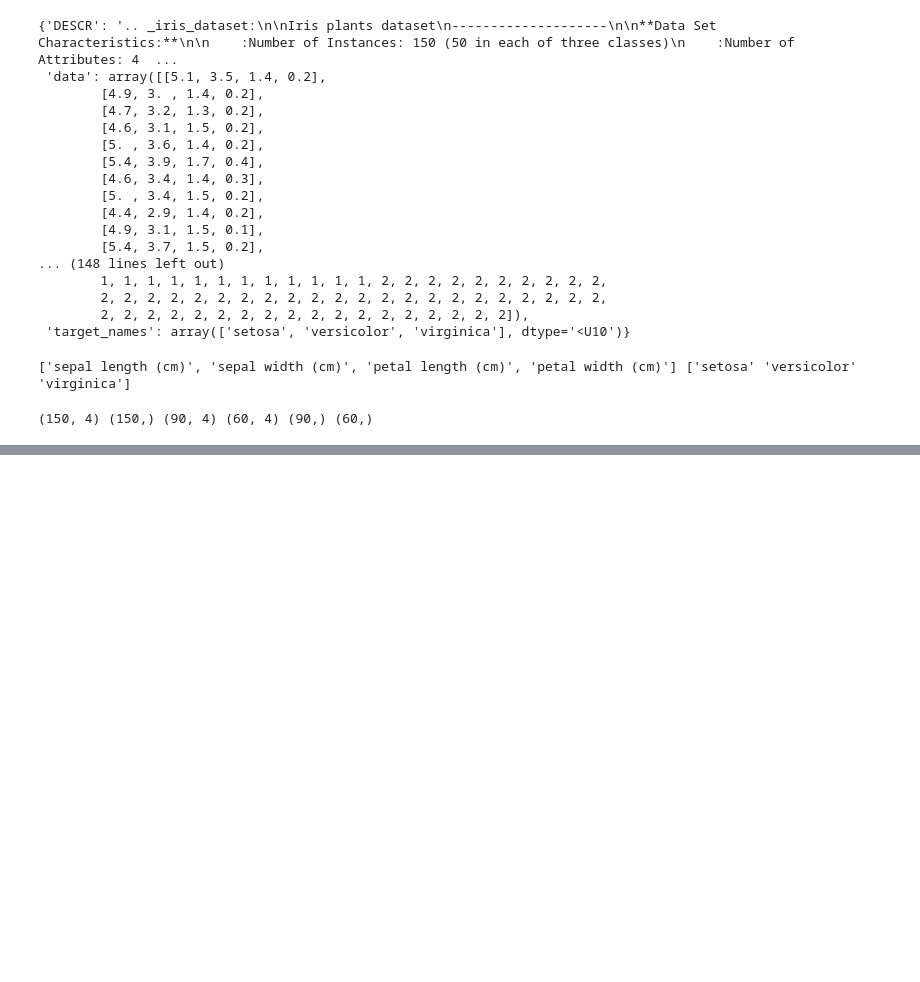
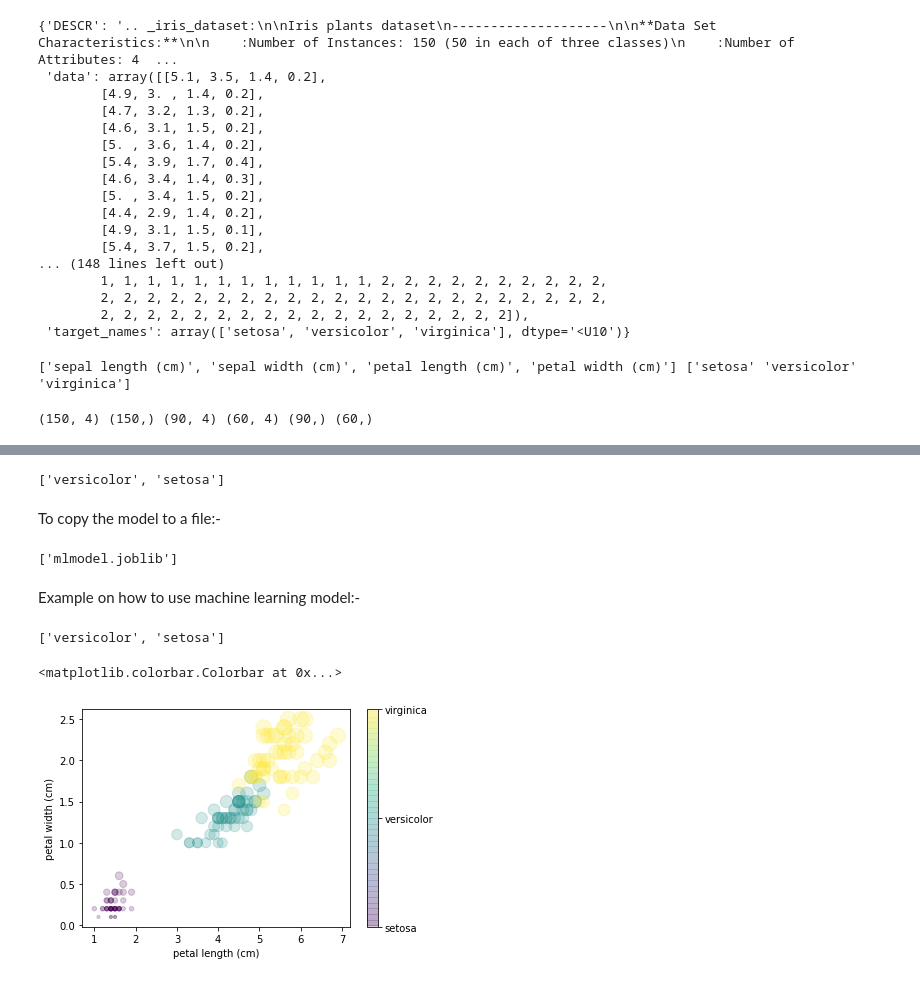
Before and after one commit to G3Kaliaperumal/PythonDeveloperCourse, a Jupyter notebook: Data Science + ML/Machine Learning.ipynb, the cells around one changed output, grey strips where cells are left out. Saved outputs shown, nothing was run; the diff lists cells and outputs as text; code cells hidden in the pictures; blank space fills up the shorter version.

Commit message:
Lecture 293 to  298 - Machine Learning

```diff
--- a/Data Science + ML/Machine Learning.ipynb
+++ b/Data Science + ML/Machine Learning.ipynb
@@ -38,0 +59,39 @@ print(X.shape, Y.shape, X_train.shape, X_test.shape, Y_train.shape, Y_test.shape
+# %%
+sample = [[3,1,2,3], [1,5,2,4]]
+predictions = knn.predict(sample)
+pred_species = [iris.target_names[p] for p in predictions]
+print(pred_species)
+# %% [output]
+['versicolor', 'setosa']
+# %% [markdown]
+To copy the model to a file:-
+# %%
+from sklearn.externals import joblib
+
+joblib.dump(knn, 'mlmodel.joblib')
+# %% [output]
+['mlmodel.joblib']
+# %% [markdown]
+Example on how to use machine learning model:-
+# %%
+model = joblib.load('mlmodel.joblib')
+model_predictions = model.predict(sample)
+species = [iris.target_names[p] for p in model_predictions]
+print(species)
+# %% [output]
+['versicolor', 'setosa']
+# %%
+import matplotlib.pyplot as plt
+features = iris.data.T
+
+# colorbar with the Iris target names
+formatter = plt.FuncFormatter(lambda i, *args: iris.target_names[int(i)])
+
+plt.scatter(features[2], features[3], alpha=0.2,
+            s=100*features[3], c=iris.target, cmap='viridis') #https://jakevdp.github.io/PythonDataScienceHandbook/04.02-simple-scatter-plots.html
+plt.xlabel(iris.feature_names[2])
+plt.ylabel(iris.feature_names[3]);
+plt.colorbar(ticks=[0, 1, 2], format=formatter)
+# %% [output]
+<matplotlib.colorbar.Colorbar at 0x...>
+[figure, added]
```
Also changed, not shown: parts of 3 cells of this notebook, 1 other file.
